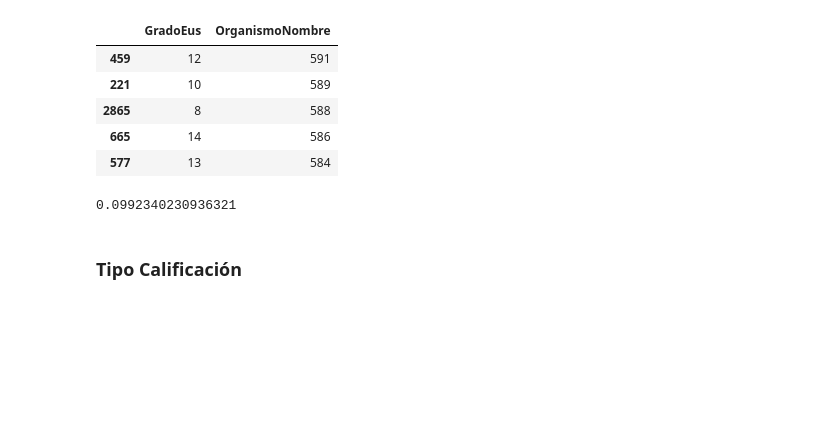
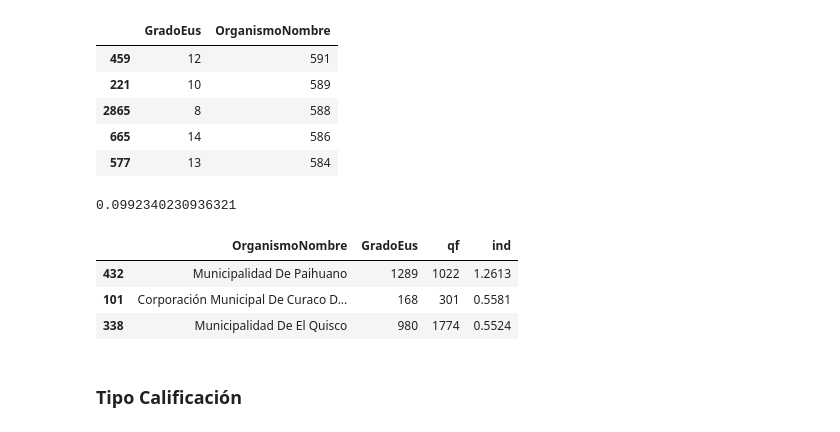
Before and after one commit to josemoragonzalez/PublicEmployment, a Jupyter notebook: informe.ipynb, the cells around one changed output. Cells and saved outputs as stored; diff of their text form; code cells hidden in the pictures; blank space fills up the shorter version.

```diff
--- a/informe.ipynb
+++ b/informe.ipynb
@@ -984,6 +1001,13 @@ display(len(GboxS[GboxS['OrganismoNombre']>=10])/len(tcboxS)*100)
 | 665 | 14 | 586 |
 | 577 | 13 | 584 |
 0.0992340230936321
+# %%
+gbox.sort_values(by=['ind'], ascending=False).head(3)
+# %% [output]
+|  | OrganismoNombre | GradoEus | qf | ind |
+| 432 | Municipalidad De Paihuano | 1289 | 1022 | 1.2613 |
+| 101 | Corporación Municipal De Curaco D... | 168 | 301 | 0.5581 |
+| 338 | Municipalidad De El Quisco | 980 | 1774 | 0.5524 |
 # %% [markdown]
 ### Tipo Calificación
 # %%
```
Also changed, not shown: parts of 25 cells of this notebook, 19 other files.
